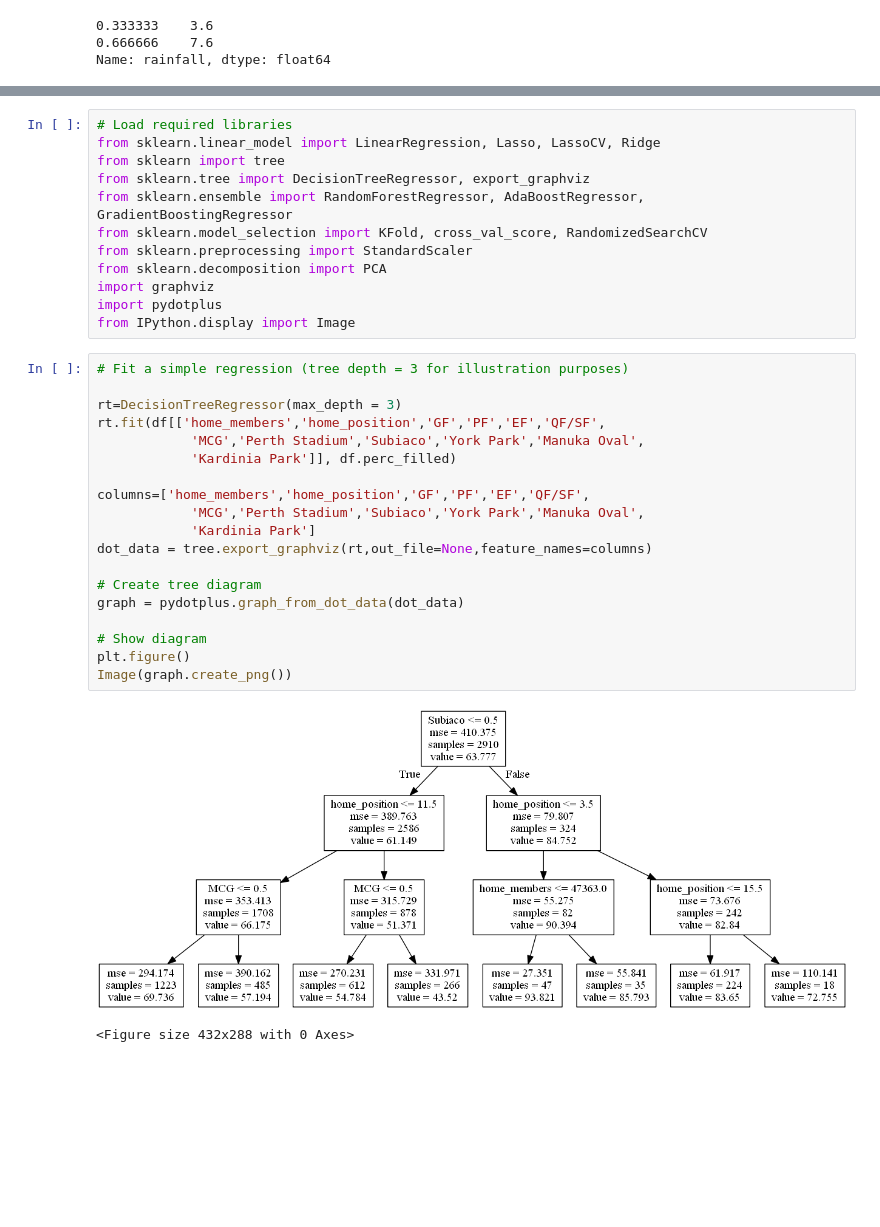
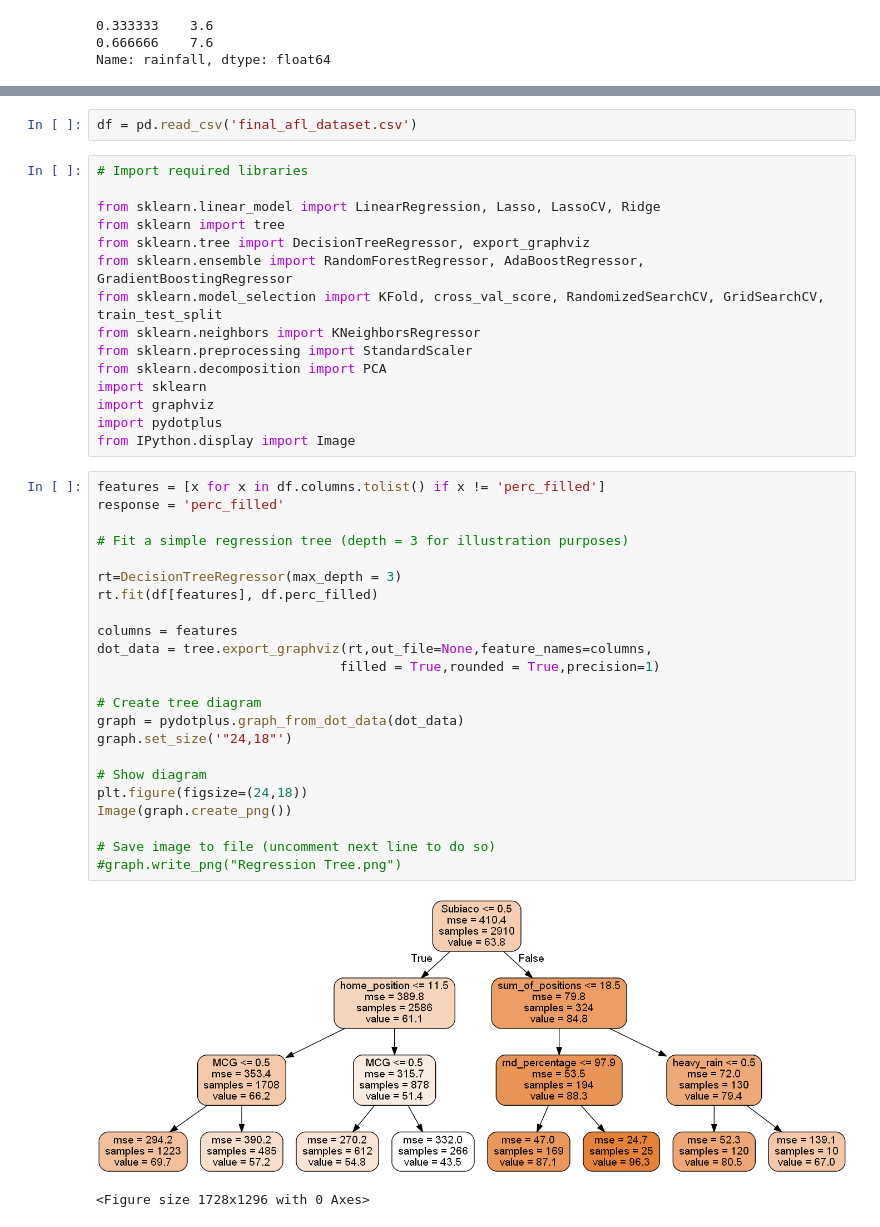
Before and after one commit to dvaghjiani/AFL-Attendance-Prediction, a Jupyter notebook: AFL Attendance Prediction Project.ipynb, the cells around one changed output, grey strips where cells are left out. Drawn from its saved outputs; the diff is of its cells as text; blank space fills up the shorter version.

Commit message:
Added more ML work and refreshed data files

```diff
--- a/AFL Attendance Prediction Project.ipynb
+++ b/AFL Attendance Prediction Project.ipynb
@@ -771,37 +783,46 @@ df.head()
 
 5. Evaluate all models using cross-validation to avoid overfitting
 6. Select best model, taking into account performance and interpretability for end-user.
+# %%
+df = pd.read_csv('final_afl_dataset.csv')
 # %%
-# Load required libraries
+# Import required libraries
+
 from sklearn.linear_model import LinearRegression, Lasso, LassoCV, Ridge
 from sklearn import tree
 from sklearn.tree import DecisionTreeRegressor, export_graphviz
 from sklearn.ensemble import RandomForestRegressor, AdaBoostRegressor, GradientBoostingRegressor
-from sklearn.model_selection import KFold, cross_val_score, RandomizedSearchCV
+from sklearn.model_selection import KFold, cross_val_score, RandomizedSearchCV, GridSearchCV, train_test_split
+from sklearn.neighbors import KNeighborsRegressor
 from sklearn.preprocessing import StandardScaler
 from sklearn.decomposition import PCA
+import sklearn
 import graphviz
 import pydotplus
 from IPython.display import Image
 # %%
-# Fit a simple regression (tree depth = 3 for illustration purposes)
+features = [x for x in df.columns.tolist() if x != 'perc_filled']
+response = 'perc_filled'
+
+# Fit a simple regression tree (depth = 3 for illustration purposes)
 
 rt=DecisionTreeRegressor(max_depth = 3)
-rt.fit(df[['home_members','home_position','GF','PF','EF','QF/SF',
-            'MCG','Perth Stadium','Subiaco','York Park','Manuka Oval',
-            'Kardinia Park']], df.perc_filled)
+rt.fit(df[features], df.perc_filled)
 
-columns=['home_members','home_position','GF','PF','EF','QF/SF',
-            'MCG','Perth Stadium','Subiaco','York Park','Manuka Oval',
-            'Kardinia Park']
-dot_data = tree.export_graphviz(rt,out_file=None,feature_names=columns)
+columns = features
+dot_data = tree.export_graphviz(rt,out_file=None,feature_names=columns,
+                               filled = True,rounded = True,precision=1)
 
 # Create tree diagram
 graph = pydotplus.graph_from_dot_data(dot_data)
+graph.set_size('"24,18"')
 
 # Show diagram
-plt.figure()
+plt.figure(figsize=(24,18))
 Image(graph.create_png())
+
+# Save image to file (uncomment next line to do so)
+#graph.write_png("Regression Tree.png")
 # %% [output]
-[figure, old version]
+[figure, new version]
-<Figure size 432x288 with 0 Axes>
+<Figure size 1728x1296 with 0 Axes>
```
Also changed, not shown: parts of 62 cells of this notebook, 9 other files.
